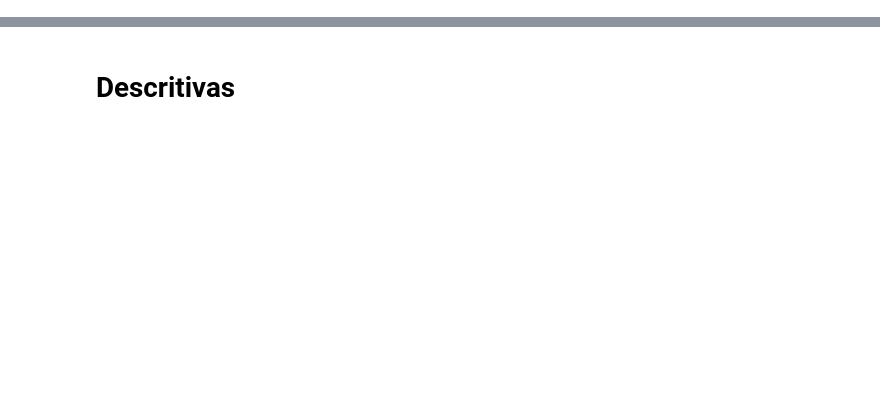
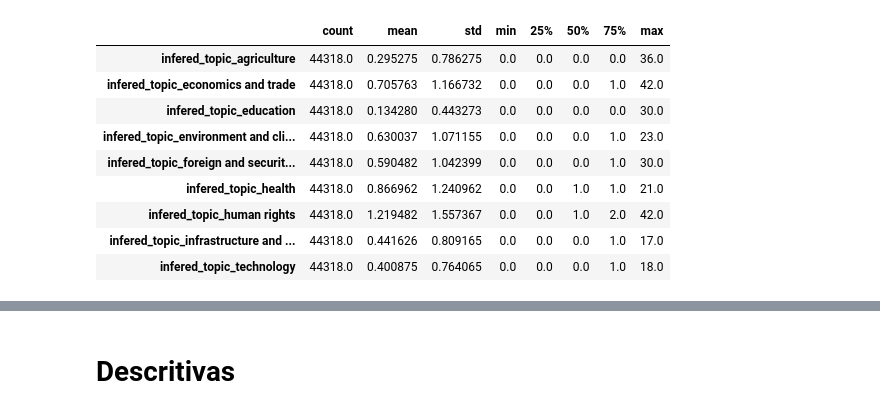
Before and after one commit to AcacioTelechi/thesis-lobbying-effects, a Jupyter notebook: 3.4_panel_data_w_topics.ipynb, the cells around one changed output, grey strips where cells are left out. Saved outputs shown, nothing was run; the diff lists cells and outputs as text; code cells hidden in the pictures; blank space fills up the shorter version.

```diff
--- a/3.4_panel_data_w_topics.ipynb
+++ b/3.4_panel_data_w_topics.ipynb
@@ -14,0 +30,13 @@ df_questions = pd.read_csv("./data/gold/panel_data_questions_Ym_v020703.csv")
+# %%
+df_questions.describe().T
+# %% [output]
+|  | count | mean | std | min | 25% | 50% | 75% | max |
+| infered_topic_agriculture | 44318.0 | 0.295275 | 0.786275 | 0.0 | 0.0 | 0.0 | 0.0 | 36.0 |
+| infered_topic_economics and trade | 44318.0 | 0.705763 | 1.166732 | 0.0 | 0.0 | 0.0 | 1.0 | 42.0 |
+| infered_topic_education | 44318.0 | 0.134280 | 0.443273 | 0.0 | 0.0 | 0.0 | 0.0 | 30.0 |
+| infered_topic_environment and cli... | 44318.0 | 0.630037 | 1.071155 | 0.0 | 0.0 | 0.0 | 1.0 | 23.0 |
+| infered_topic_foreign and securit... | 44318.0 | 0.590482 | 1.042399 | 0.0 | 0.0 | 0.0 | 1.0 | 30.0 |
+| infered_topic_health | 44318.0 | 0.866962 | 1.240962 | 0.0 | 0.0 | 1.0 | 1.0 | 21.0 |
+| infered_topic_human rights | 44318.0 | 1.219482 | 1.557367 | 0.0 | 0.0 | 1.0 | 2.0 | 42.0 |
+| infered_topic_infrastructure and ... | 44318.0 | 0.441626 | 0.809165 | 0.0 | 0.0 | 0.0 | 1.0 | 17.0 |
+| infered_topic_technology | 44318.0 | 0.400875 | 0.764065 | 0.0 | 0.0 | 0.0 | 1.0 | 18.0 |
```
Also changed, not shown: parts of 23 cells of this notebook.
